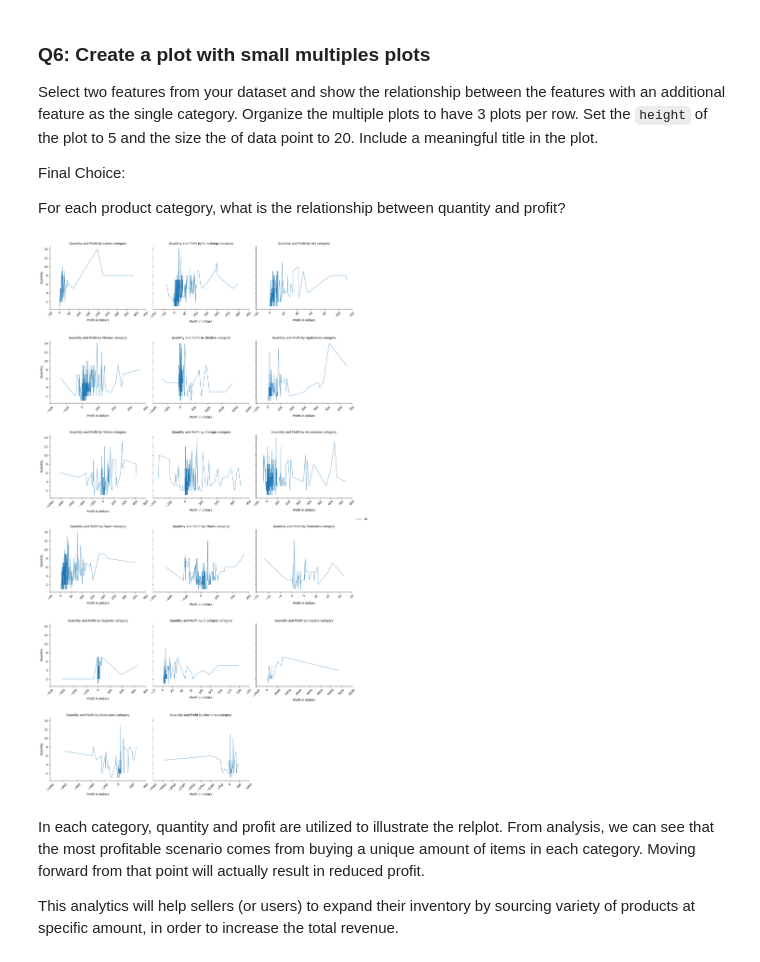
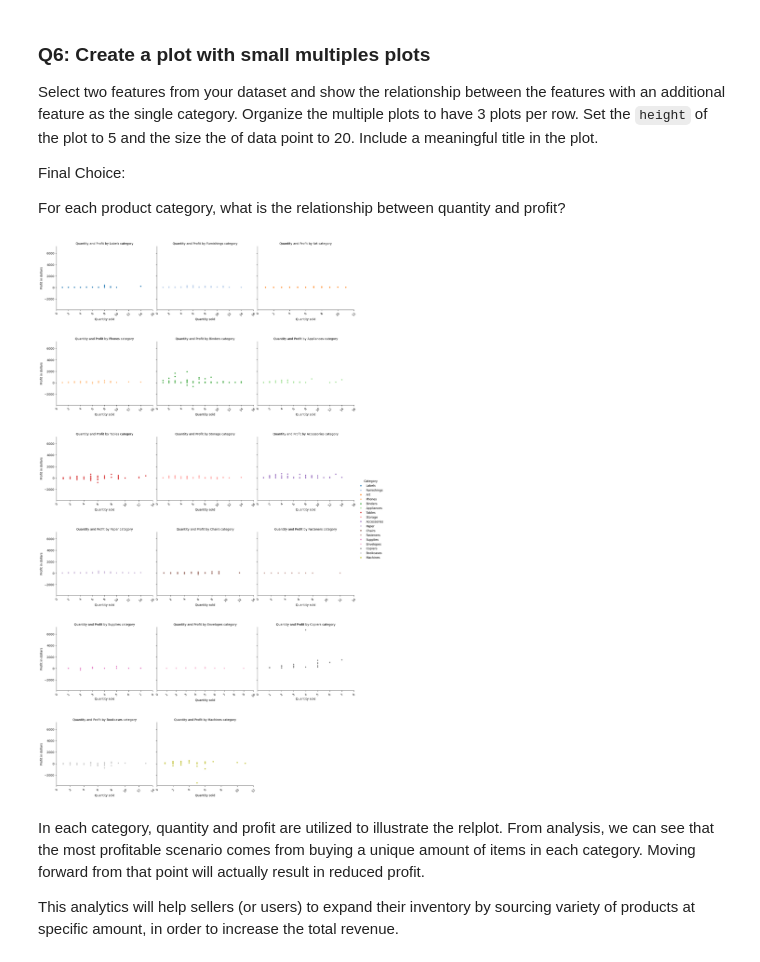
Before and after one commit to sjensen39/CS133_GP1, a Jupyter notebook: project_class_notebooks/P1_initial_exploration.ipynb, the cells around one changed output. Drawn from its saved outputs; the diff is of its cells as text; code cells hidden in the pictures.

```diff
--- a/project_class_notebooks/P1_initial_exploration.ipynb
+++ b/project_class_notebooks/P1_initial_exploration.ipynb
@@ -195,30 +195,33 @@ For each product category, what is the relationship between quantity and profit?
 # %%
 # Your code here . . .
 
 analysis_plot = sns.relplot(
     data = amazon_analysis,
-    x = "Profit",
-    y = "Quantity",
+    y = "Profit",
+    x = "Quantity",
     col = "Category",
     col_wrap = 3,
-    kind = "line",
+    kind = "scatter",
     height = 5,
-    size = 10,
+    hue = "Category",
+    s = 20,
+    palette = "tab20",
     facet_kws={"sharex": False}
 )
 for ax in analysis_plot.axes.flat:
   ax.tick_params(axis="x", labelbottom = True)
-  ax.set_xlabel("Profit in dollars")
+  ax.set_ylabel("Profit in dollars")
+  ax.set_xlabel("Quantity sold")
 
 analysis_plot.set_xticklabels(rotation = 45)
 analysis_plot.set_titles("Quantity and Profit by {col_name} category")
 analysis_plot.figure.subplots_adjust(
     hspace= 0.5,
     bottom = 0.15
 )
 plt.show()
 # %% [output]
-[figure, old version]
+[figure, new version]
 # %% [markdown]
 In each category, quantity and profit are utilized to illustrate the relplot.
 From analysis, we can see that the most profitable scenario comes from buying a unique amount of items in each category. Moving forward from that point will actually result in reduced profit.
```
